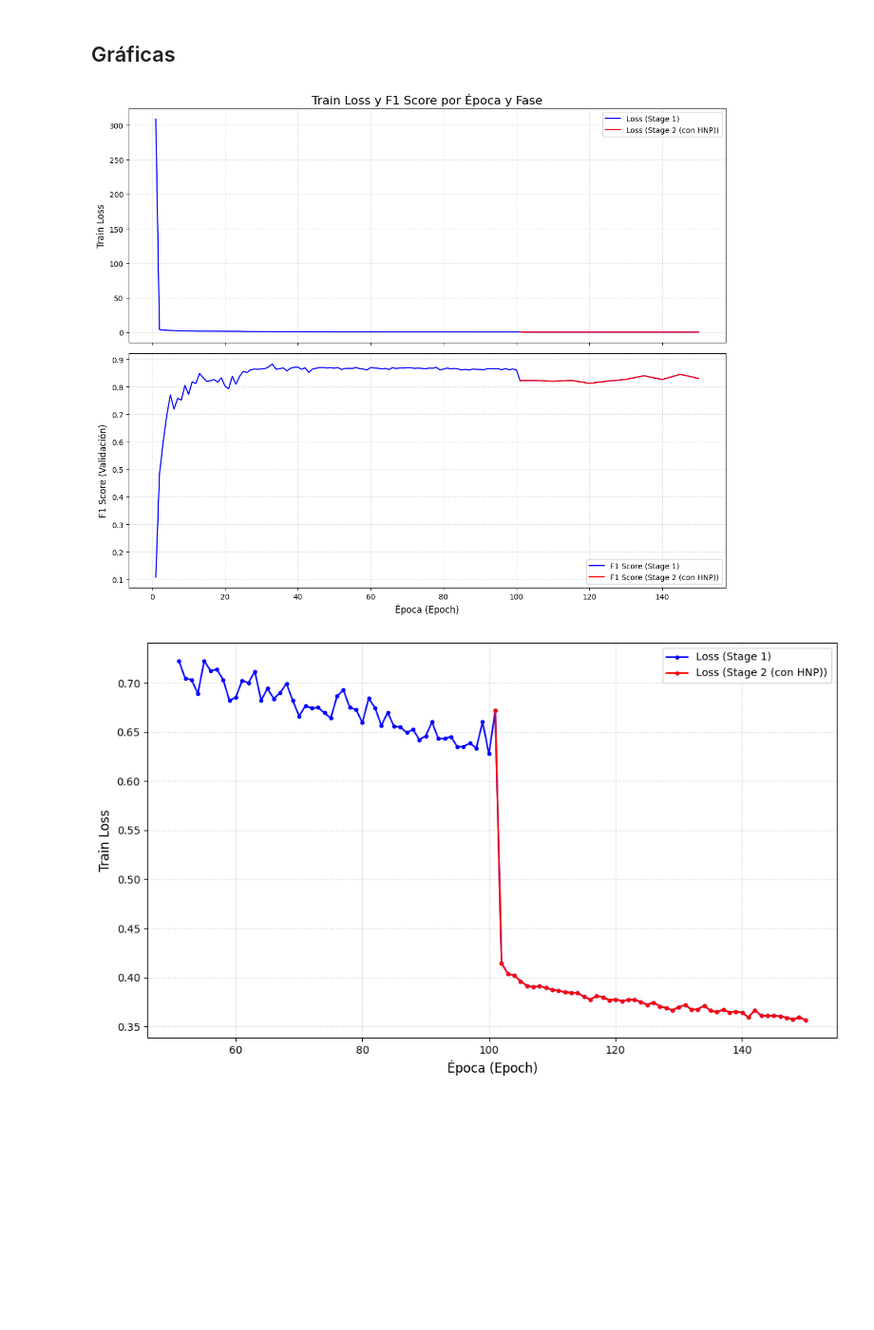
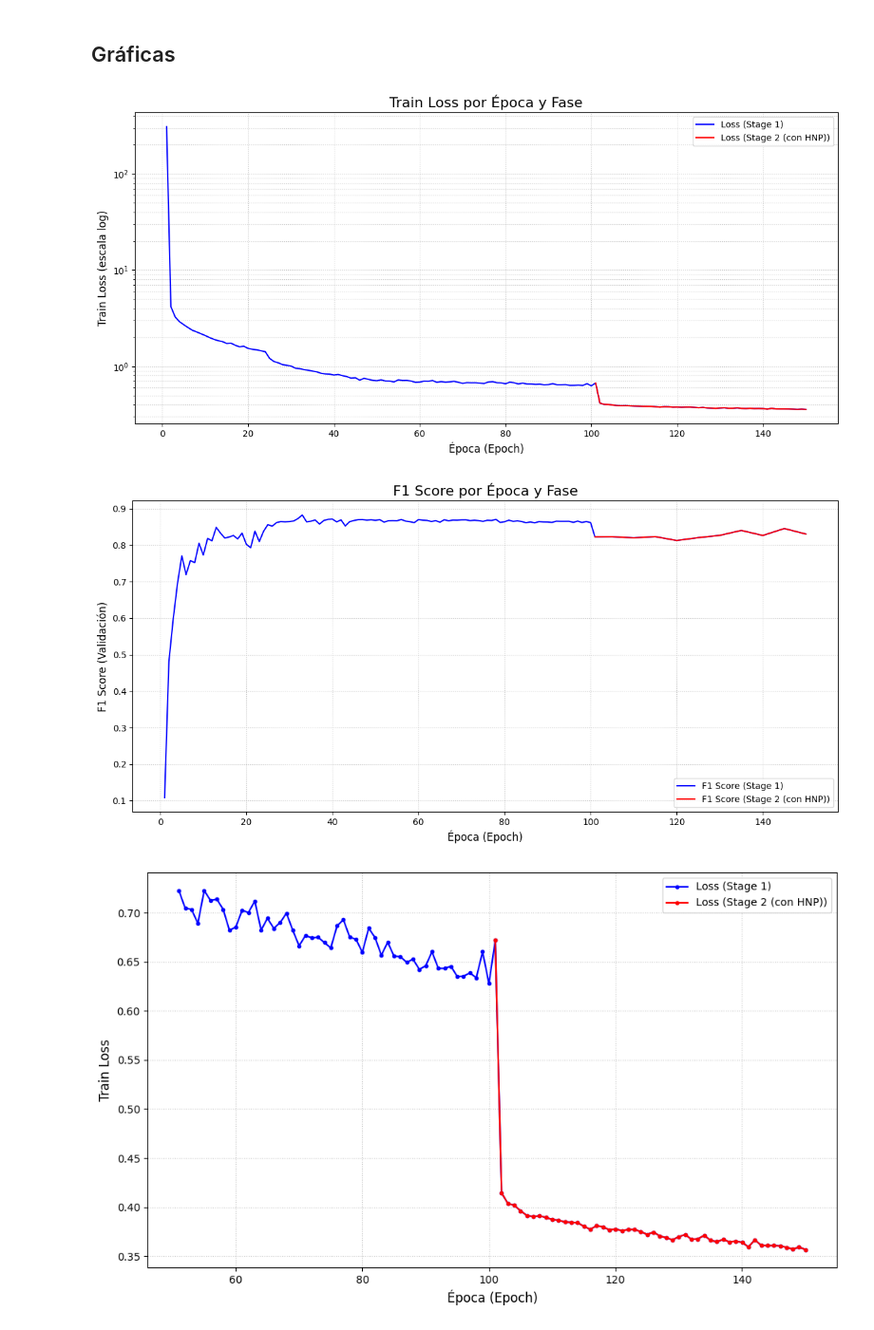
Before and after one commit to amir1226/animaldet, a Jupyter notebook: experiments/HerdNet/results/train/train_graphics.ipynb, the cells around one changed output. Shown: that part at 95% size. Cells and saved outputs as stored; diff of their text form; code cells hidden in the pictures; blank space fills up the shorter version.

```diff
--- a/experiments/HerdNet/results/train/train_graphics.ipynb
+++ b/experiments/HerdNet/results/train/train_graphics.ipynb
@@ -76,8 +76,7 @@ df_loss_full.tail()
 # %% [markdown]
 ## Gráficas
 # %%
-fig, (ax1, ax2) = plt.subplots(2, 1, figsize=(12, 10), sharex=True)
-
+# Preparar datos
 phase1 = "Stage 1"
 phase2 = "Stage 2 (con HNP)"
 color1 = 'blue'
@@ -89,41 +88,51 @@ df_f1_sorted = df_f1_full.sort_values(by='epoch')
 loss_s2 = df_loss_sorted[df_loss_sorted['phase'] == phase2]
 f1_s2 = df_f1_sorted[df_f1_sorted['phase'] == phase2]
 
+# GRÁFICA 1: Train Loss (con escala logarítmica)
+fig1, ax1 = plt.subplots(figsize=(12, 6))
 
 ax1.plot(df_loss_sorted['epoch'], df_loss_sorted['train_loss'],
          color=color1,
          linestyle='-',
          label=f'Loss ({phase1})')
 
 ax1.plot(loss_s2['epoch'], loss_s2['train_loss'],
          color=color2,
          linestyle='-',
          label=f'Loss ({phase2})')
 
-ax1.set_ylabel('Train Loss', fontsize=12)
-ax1.set_title('Train Loss y F1 Score por Época y Fase', fontsize=16)
+ax1.set_yscale('log')  # Escala logarítmica
+ax1.set_xlabel('Época (Epoch)', fontsize=12)
+ax1.set_ylabel('Train Loss (escala log)', fontsize=12)
+ax1.set_title('Train Loss por Época y Fase', fontsize=16)
 ax1.legend(loc='best')
-ax1.grid(True, linestyle=':', alpha=0.7)
+ax1.grid(True, linestyle=':', alpha=0.7, which='both')  # Grid para ambas escalas
 
+fig1.tight_layout()
+plt.show()
+
+# GRÁFICA 2: F1 Score
+fig2, ax2 = plt.subplots(figsize=(12, 6))
 
 ax2.plot(df_f1_sorted['epoch'], df_f1_sorted['f1_score'],
          color=color1,
          label=f'F1 Score ({phase1})')
 
 ax2.plot(f1_s2['epoch'], f1_s2['f1_score'],
          color=color2,
          label=f'F1 Score ({phase2})')
 
+ax2.set_xlabel('Época (Epoch)', fontsize=12)
 ax2.set_ylabel('F1 Score (Validación)', fontsize=12)
-ax2.set_xlabel('Época (Epoch)', fontsize=12)
+ax2.set_title('F1 Score por Época y Fase', fontsize=16)
 ax2.legend(loc='best')
 ax2.grid(True, linestyle=':', alpha=0.7)
 
-
-fig.tight_layout()
+fig2.tight_layout()
 plt.show()
 # %% [output]
-[figure, old version]
+[figure, new version]
+[figure, added]
 # %%
 fig, ax1 = plt.subplots(figsize=(10, 6))
 
```
